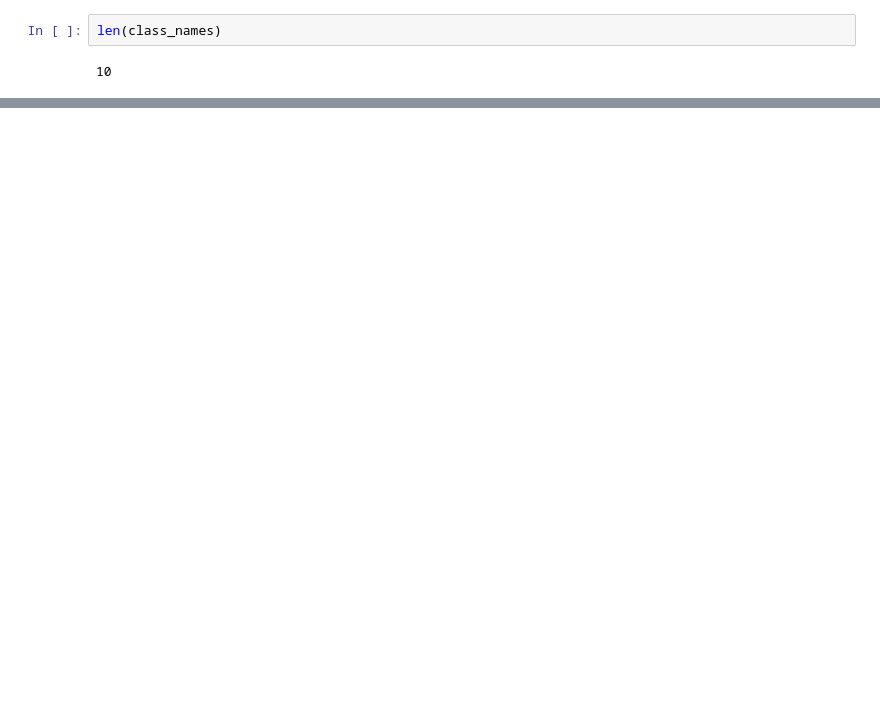
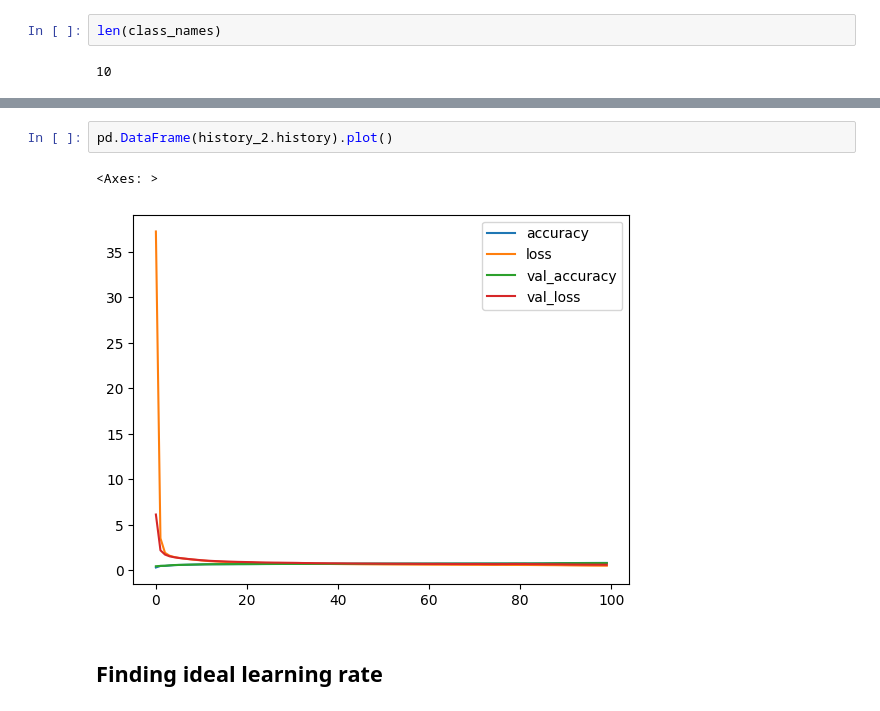
Before and after one commit to hvanli/01_tensorflow_htv, a Jupyter notebook: 03_tensorflow_neural_network_classification/nb/02_tensorflow_multi_class_classfication.ipynb, the cells around one changed output, grey strips where cells are left out. Saved outputs shown, nothing was run; the diff lists cells and outputs as text; blank space fills up the shorter version.

```diff
--- a/03_tensorflow_neural_network_classification/nb/02_tensorflow_multi_class_classfication.ipynb
+++ b/03_tensorflow_neural_network_classification/nb/02_tensorflow_multi_class_classfication.ipynb
@@ -216,0 +299,7 @@ array([[1.81321861e-25, 2.54208193e-16, 3.05073442e-25, 4.28314555e-26,
+# %%
+pd.DataFrame(history_2.history).plot()
+# %% [output]
+<Axes: >
+[figure, added]
+# %% [markdown]
+## Finding ideal learning rate
```
Also changed, not shown: parts of 29 cells of this notebook.
